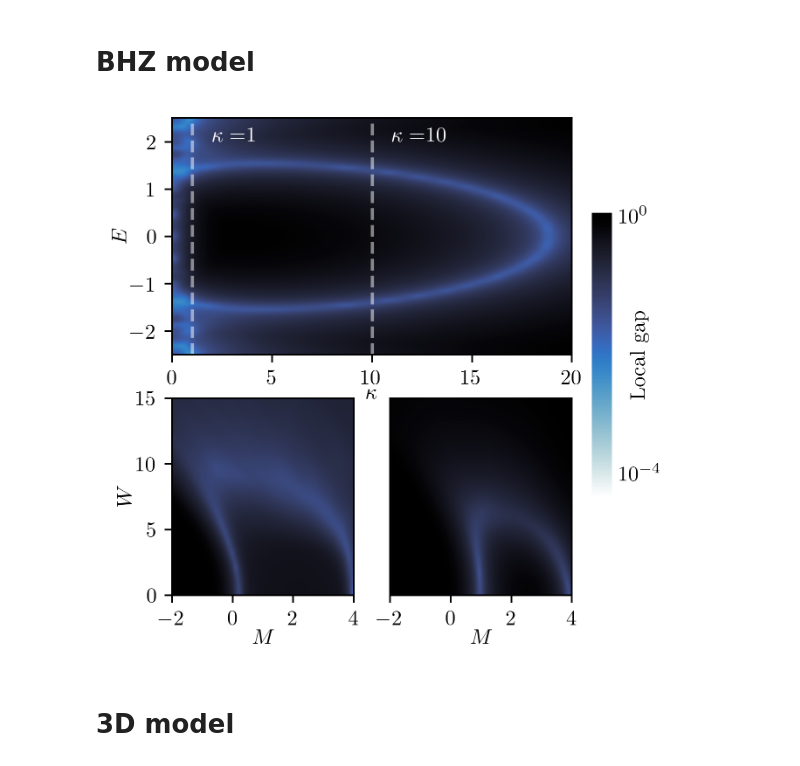
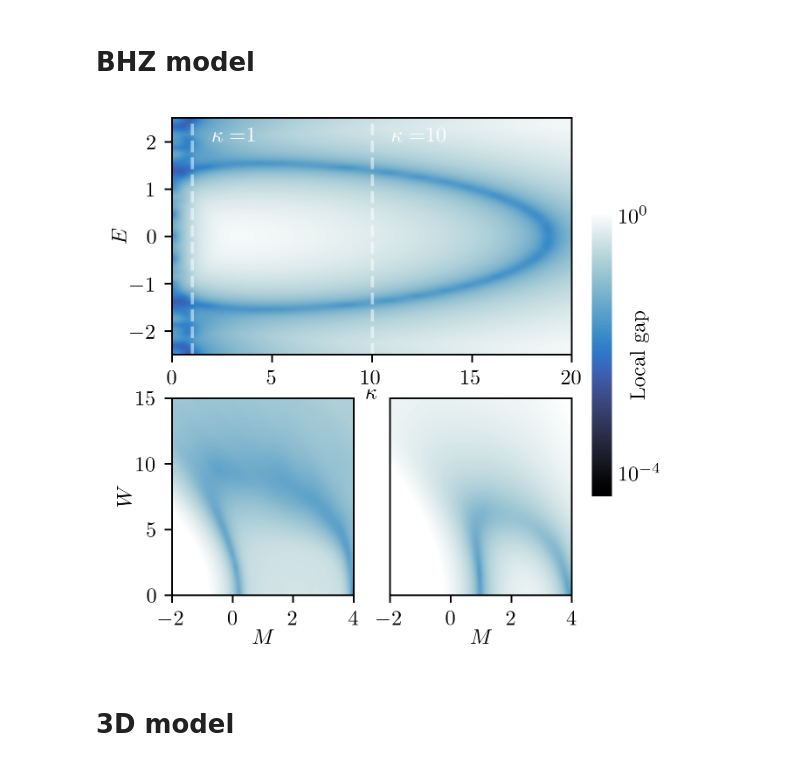
Before and after one commit to lauragoms/TAI-localizer, a Jupyter notebook: appendix/kappa/kappa.ipynb, the cells around one changed output. Saved outputs shown, nothing was run; the diff lists cells and outputs as text; code cells hidden in the pictures.

```diff
--- a/appendix/kappa/kappa.ipynb
+++ b/appendix/kappa/kappa.ipynb
@@ -56,7 +56,7 @@ im = ax_top.imshow(
     extent=(kappa_values[0], kappa_values[-1], E_values[0], E_values[-1]),
     origin="lower",
     aspect="auto",
-    cmap=csh.arctic_r,
+    cmap=csh.arctic,
     interpolation='bicubic',
     norm='log',
     rasterized=True,
@@ -81,7 +81,7 @@ for i, axes in enumerate([ax_bl, ax_br]):
         extent=(Delta_values[0], Delta_values[-1], W_values[0], W_values[-1]),
         origin="lower",
         aspect="auto",
-        cmap=csh.arctic_r,
+        cmap=csh.arctic,
         interpolation='bicubic',
         norm='log',
         vmin=10**np.round(np.min(np.log10(localgap_grid[:,:].T))),
@@ -93,34 +93,34 @@ for i, axes in enumerate([ax_bl, ax_br]):
 
 ax_bl.set_ylabel(r'$W$', labelpad=0)
 ax_br.set_yticks([])
 
 
 ax_cbar = ax_top.inset_axes([1.05, -0.6, 0.05, 1.2])
 cbar = fig.colorbar(
     im,
     cax=ax_cbar,
     orientation='vertical',
     fraction=1,
     norm='log',
     # label='Local gap',
     )
 cbar.set_label('Local gap', labelpad=-15)
 cbar.outline.set_visible(False)
 cbar.ax.minorticks_off()
 cbar.ax.tick_params(length=0)
 cbar.set_ticks([10**np.round(np.min(np.log10(localgap_grid[:,:].T))), 10**np.floor(np.max(np.log10(localgap_grid[:,:].T)))])
 
 
 ax_cbar.tick_params(length=0)
 ax_cbar.set_frame_on(False)
 ax_cbar.set_rasterized(True)
 # cbar.outline.set_visible(False)
 
 label = ['a)', 'b)', 'c)']
 # for axes in [ax_top, ax_bl, ax_br]:
 #     axes.text(label.pop(0), transform=axes.transAxes, xy=(0.05, 0.9), color='white', y=0.9, s=axes.texts[0].get_text(), fontsize=12)
 # %% [output]
-[figure, old version]
+[figure, new version]
 # %%
 fig.savefig("apx_kappa_2D.pdf", bbox_inches='tight', dpi=350)
 # %% [markdown]
```
Also changed, not shown: 4 other files.
